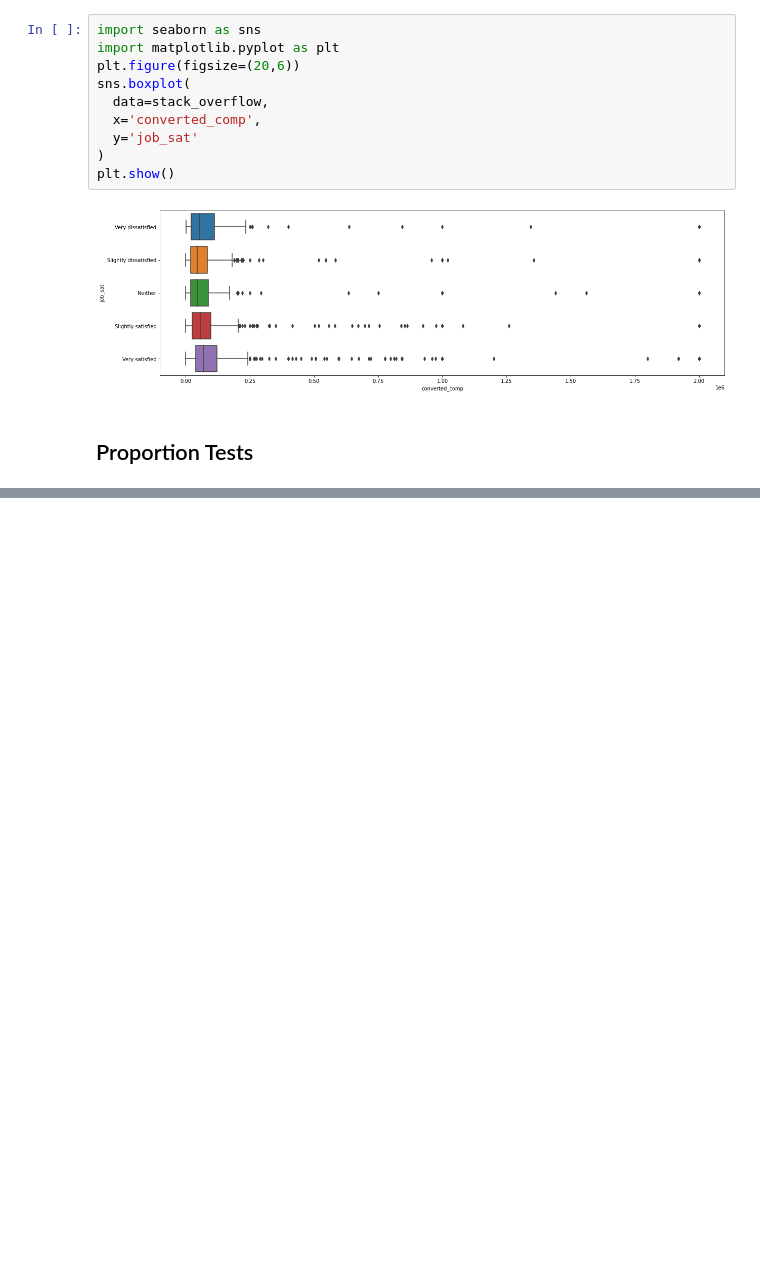
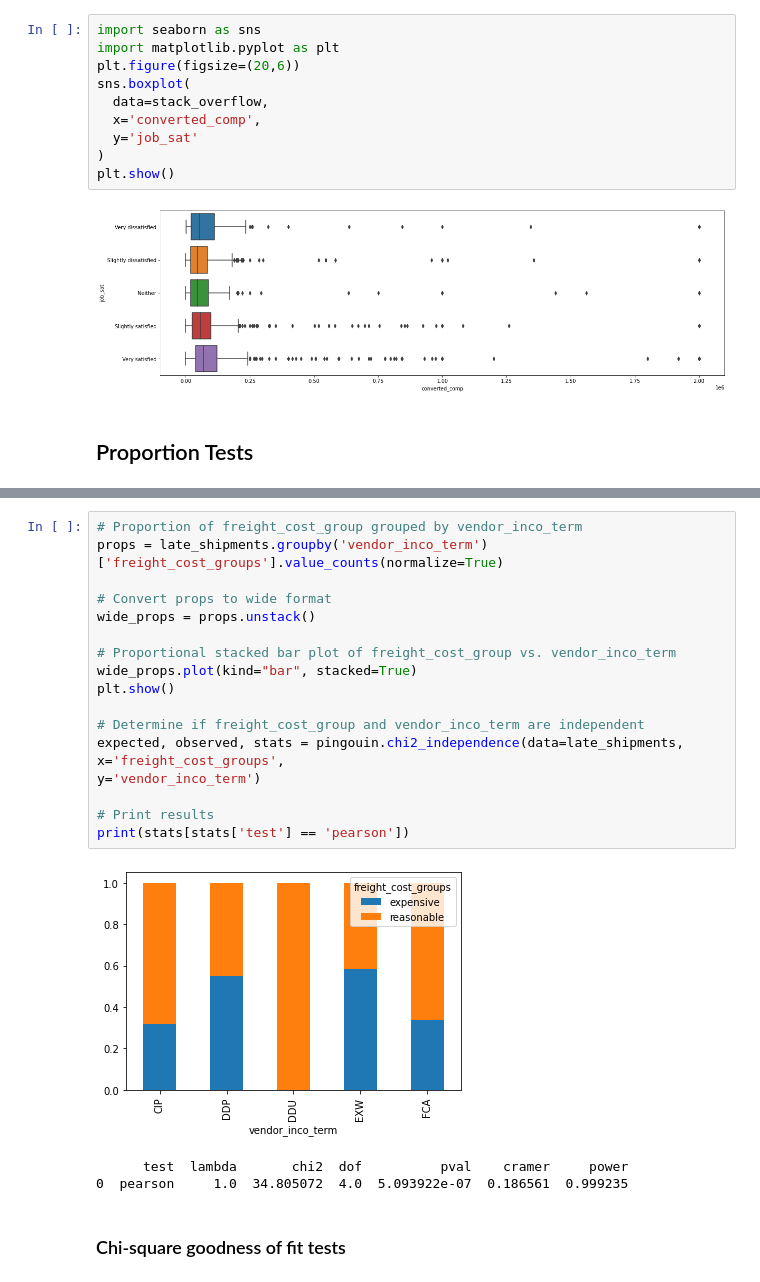
Before and after one commit to AnshuBantra/Python, a Jupyter notebook: Associate Data Scientist in Python/029 Hypothesis Testing in Python/hypothesis_testing.ipynb, the cells around one changed output, grey strips where cells are left out. Drawn from its saved outputs; the diff is of its cells as text; blank space fills up the shorter version.

```diff
--- a/Associate Data Scientist in Python/029 Hypothesis Testing in Python/hypothesis_testing.ipynb
+++ b/Associate Data Scientist in Python/029 Hypothesis Testing in Python/hypothesis_testing.ipynb
@@ -386,0 +636,24 @@ plt.show()
+# %%
+# Proportion of freight_cost_group grouped by vendor_inco_term
+props = late_shipments.groupby('vendor_inco_term')['freight_cost_groups'].value_counts(normalize=True)
+
+# Convert props to wide format
+wide_props = props.unstack()
+
+# Proportional stacked bar plot of freight_cost_group vs. vendor_inco_term
+wide_props.plot(kind="bar", stacked=True)
+plt.show()
+
+# Determine if freight_cost_group and vendor_inco_term are independent
+expected, observed, stats = pingouin.chi2_independence(data=late_shipments,
+x='freight_cost_groups',
+y='vendor_inco_term')
+
+# Print results
+print(stats[stats['test'] == 'pearson'])
+# %% [output]
+[figure, added]
+      test  lambda       chi2  dof          pval    cramer     power
+0  pearson     1.0  34.805072  4.0  5.093922e-07  0.186561  0.999235
+# %% [markdown]
+### Chi-square goodness of fit tests
```
Also changed, not shown: parts of 62 cells of this notebook, 5 other files.
